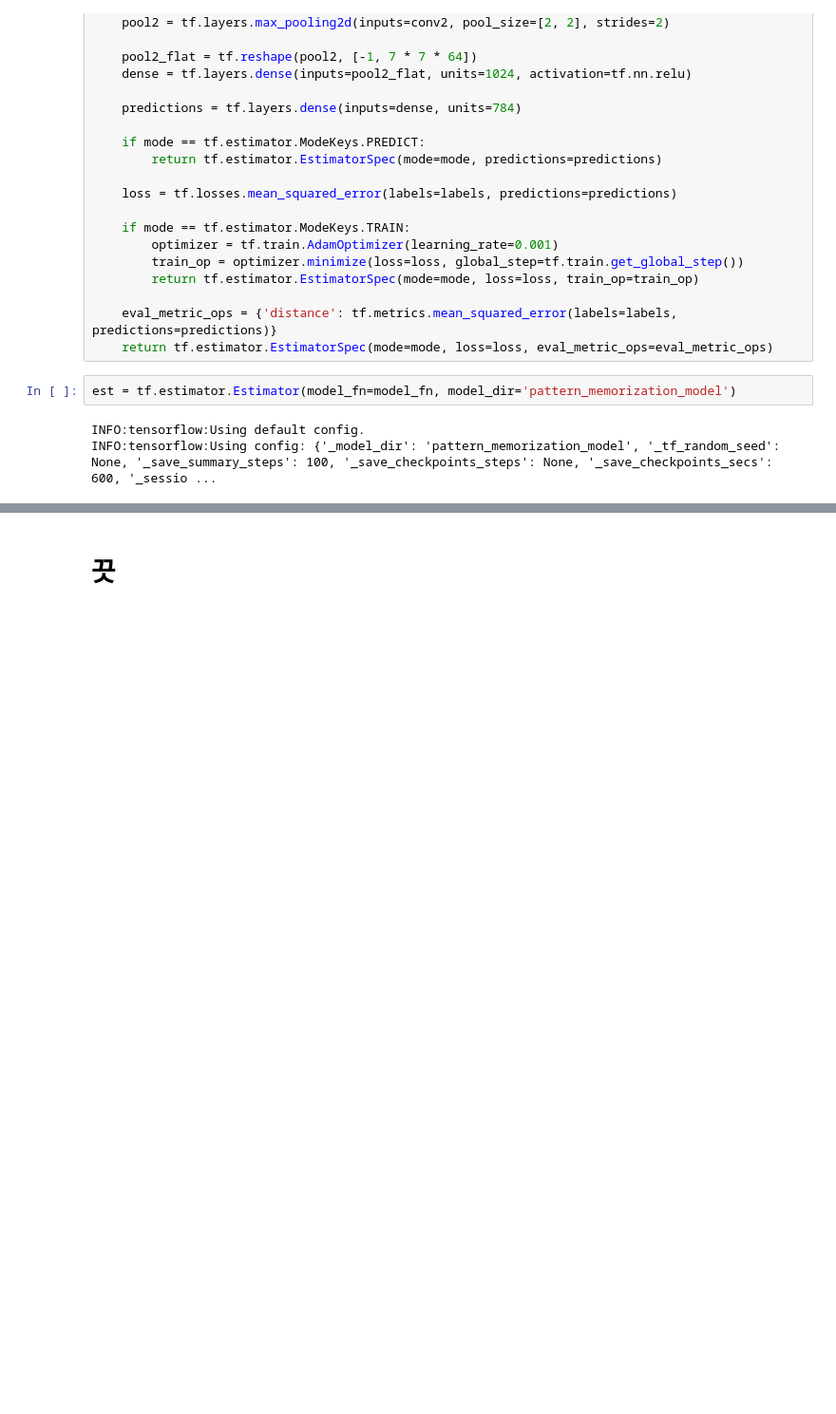
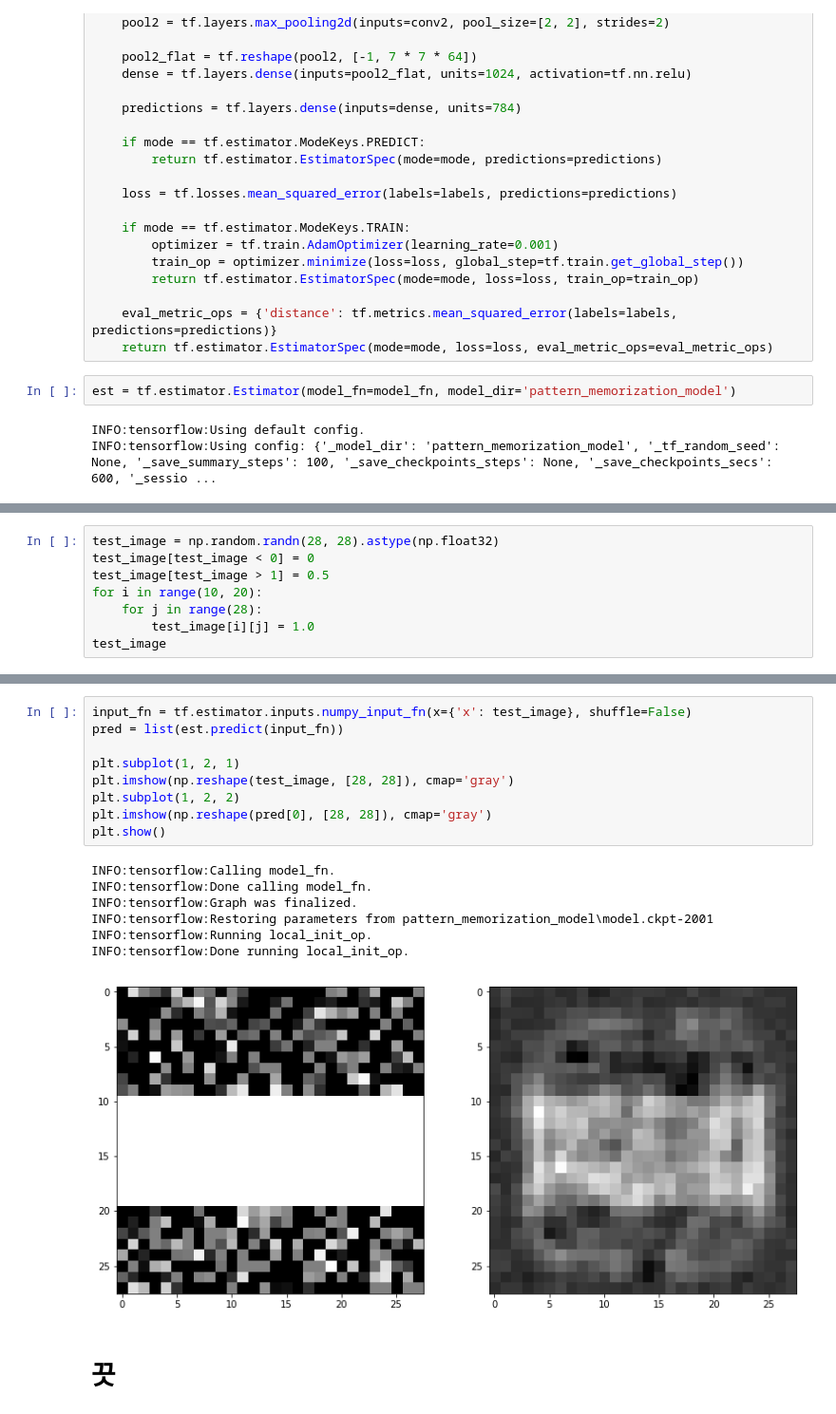
Before and after one commit to jongukim/notebooks-deep-learning, a Jupyter notebook: Pattern Memorization.ipynb, the cells around one changed output, grey strips where cells are left out. Shown at 95% size. Cells and saved outputs as stored; diff of their text form; blank space fills up the shorter version.

Commit message:
add a 'not a number' sample to "pattern memorization" notebook

```diff
--- a/Pattern Memorization.ipynb
+++ b/Pattern Memorization.ipynb
@@ -125,0 +117,8 @@ for i in range(3):
+# %%
+test_image = np.random.randn(28, 28).astype(np.float32)
+test_image[test_image < 0] = 0
+test_image[test_image > 1] = 0.5
+for i in range(10, 20):
+    for j in range(28):
+        test_image[i][j] = 1.0
+test_image
@@ -126,2 +143,19 @@ for i in range(3):
+# %%
+input_fn = tf.estimator.inputs.numpy_input_fn(x={'x': test_image}, shuffle=False)
+pred = list(est.predict(input_fn))
+
+plt.subplot(1, 2, 1)
+plt.imshow(np.reshape(test_image, [28, 28]), cmap='gray')
+plt.subplot(1, 2, 2)
+plt.imshow(np.reshape(pred[0], [28, 28]), cmap='gray')
+plt.show()
+# %% [output]
+INFO:tensorflow:Calling model_fn.
+INFO:tensorflow:Done calling model_fn.
+INFO:tensorflow:Graph was finalized.
+INFO:tensorflow:Restoring parameters from pattern_memorization_model\model.ckpt-2001
+INFO:tensorflow:Running local_init_op.
+INFO:tensorflow:Done running local_init_op.
+[figure, added]
 # %% [markdown]
 # 끗
```
Also changed, not shown: parts of 5 cells of this notebook.
